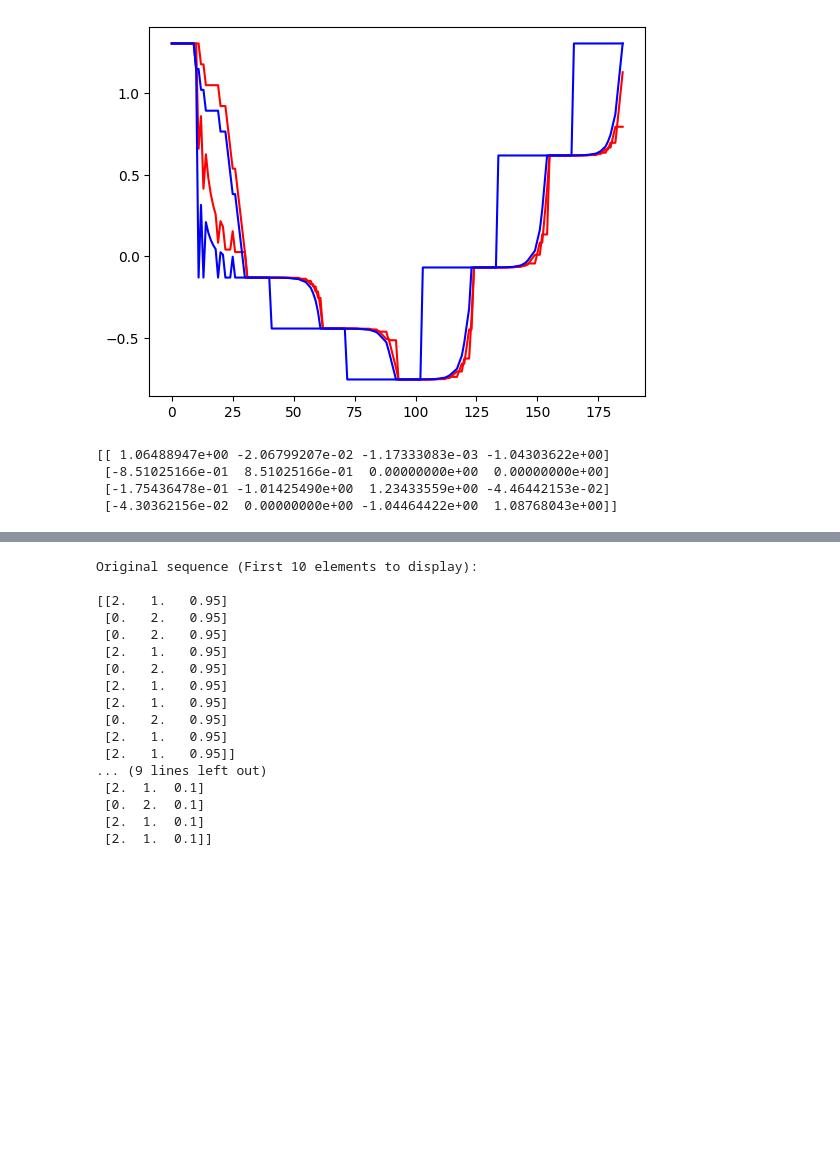
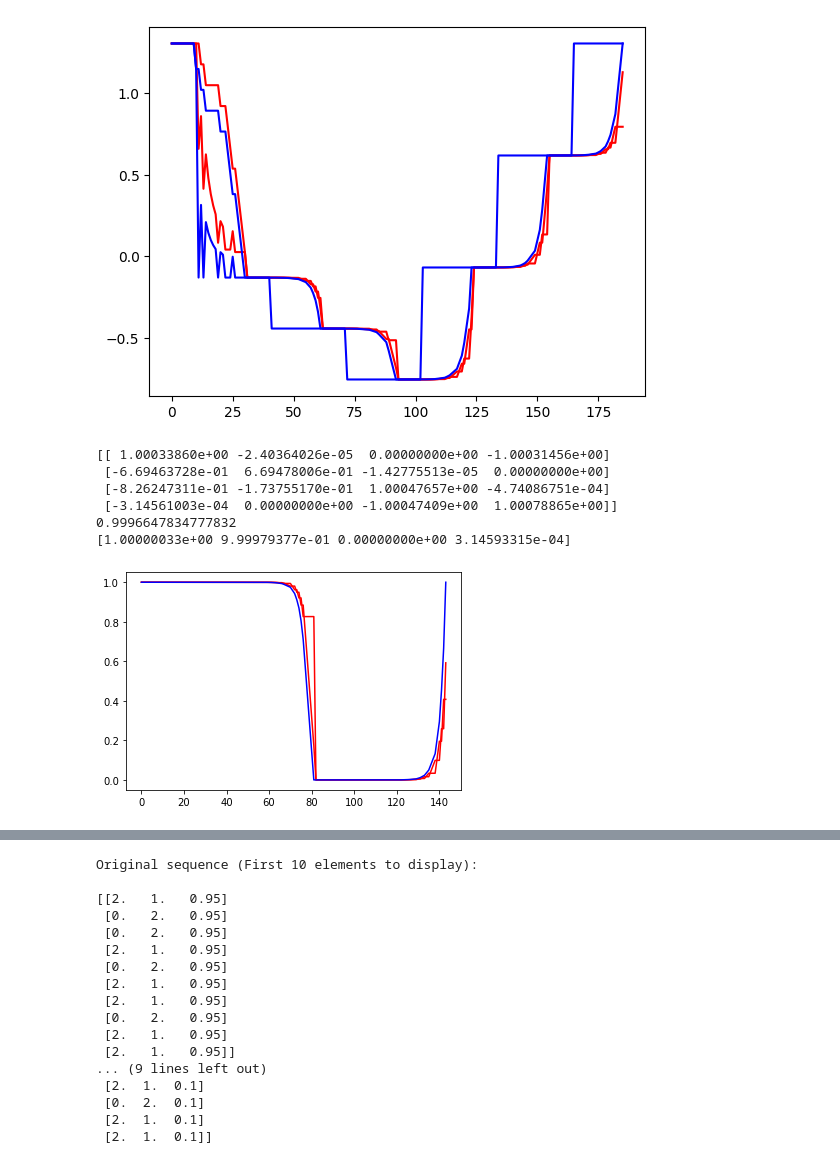
Before and after one commit to LarsonLaugh/Counterfusion, a Jupyter notebook: demo.ipynb, the cells around one changed output, grey strips where cells are left out. Saved outputs shown, nothing was run; the diff lists cells and outputs as text; code cells hidden in the pictures; blank space fills up the shorter version.

```diff
--- a/demo.ipynb
+++ b/demo.ipynb
@@ -422,8 +423,10 @@ sys.voltage_plot(10)
 # %% [output]
 [figure]
 # %%
+import numpy as np
+import matplotlib.pyplot as plt
+import matplotlib.cm as cm
 from allscatter import *
-import matplotlib.pyplot as plt
 # Define a four-terminal system comprising regions with different doping levels
 # (two or more top gates) Here we assume the system looks like:
 # C1--M1--M2--C2--M3--M4--C3--M5--C4--M6--C1
@@ -433,41 +436,46 @@ import matplotlib.pyplot as plt
 # In a differently doped region surrounding contact 2 (C2), only #0,#2 exist
 #===============================================================
 # General information for the system
 m = 3
 mf = 2
+ground_terminal = 2
 beta = 0.9
-delta = 0.1
-blocking_state = [[1,[0,2]]]
+delta = 0.9
+blocking_state = [[1,[1]]]
 # The definition of blocking_state should strictly follow this rule:
 # [[index_of_terminal#1,[all blocked states in this terminal]],[[index_of_terminal#2,[all blocked states in this terminal],...]]]
 #===============================================================
 # Information for scattering events
 message1 = [[0,2,beta,10],[1,2,delta,10]]
 message2 = [[0,2,beta,10]] # #1 edge state does not exist here
 message3 = [[0,2,beta,10]] # #1 edge state does not exist here
 message4 = [[0,2,beta,10],[1,2,delta,10]]
 message5 = [[0,2,beta,10],[1,2,delta,10]]
 message6 = [[0,2,beta,10],[1,2,delta,10]]
 #================================================================
 messages = [message1+message2,message3+message4,message5,message6]
 seqs = []
 for message in messages:
     seqs.append(generate_bynumber(message))
 
 matrices = []
 for seq in seqs:
     matrices.append(effective_matrix(seq,m,mf))
 
 current = [1,0,-1,0]
-sys = system(current,matrices,mf,blocking_state)
+sys = system(current,matrices,mf,ground_terminal,blocking_state)
 M = sys.mastermat()
 print(M)
-# sys.voltage_plot(5)
+sys.voltage_plot(10)
+print(sys.solve())
 # %% [output]
-[[ 1.06488947e+00 -2.06799207e-02 -1.17333083e-03 -1.04303622e+00]
- [-8.51025166e-01  8.51025166e-01  0.00000000e+00  0.00000000e+00]
- [-1.75436478e-01 -1.01425490e+00  1.23433559e+00 -4.46442153e-02]
- [-4.30362156e-02  0.00000000e+00 -1.04464422e+00  1.08768043e+00]]
+[[ 1.00033860e+00 -2.40364026e-05  0.00000000e+00 -1.00031456e+00]
+ [-6.69463728e-01  6.69478006e-01 -1.42775513e-05  0.00000000e+00]
+ [-8.26247311e-01 -1.73755170e-01  1.00047657e+00 -4.74086751e-04]
+ [-3.14561003e-04  0.00000000e+00 -1.00047409e+00  1.00078865e+00]]
+0.9996647834777832
+[1.00000033e+00 9.99979377e-01 0.00000000e+00 3.14593315e-04]
+[figure, added]
 # %%
 print([m.sum() for m in M])
 print([M[:,i].sum() for i in range(M.shape[0])])
```
Also changed, not shown: parts of 5 cells of this notebook, 1 other file.
